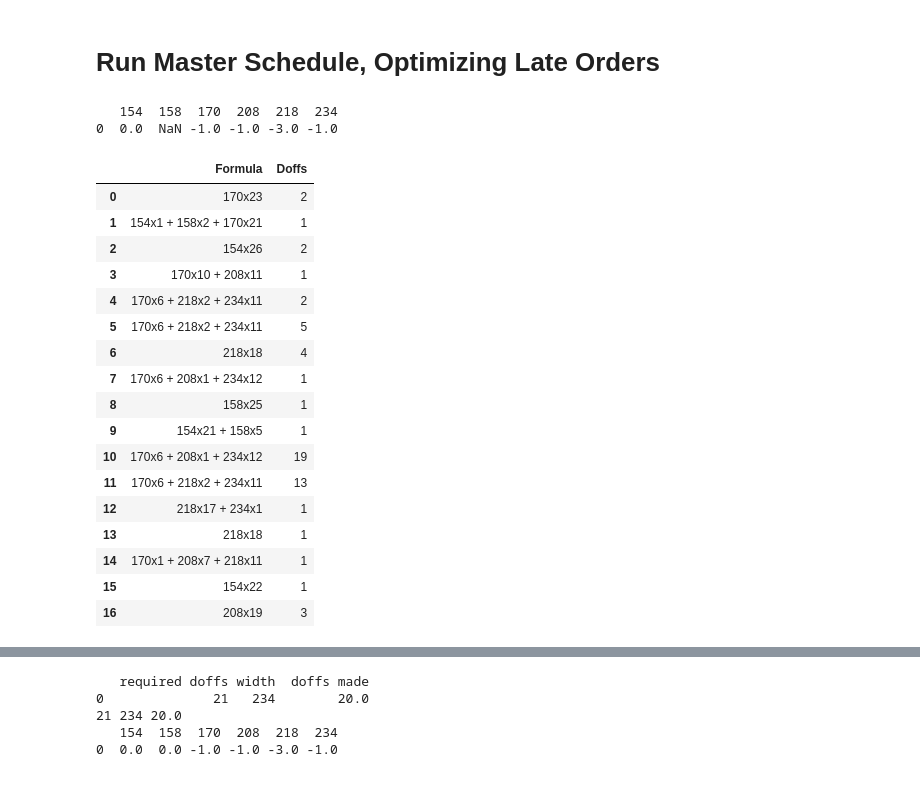
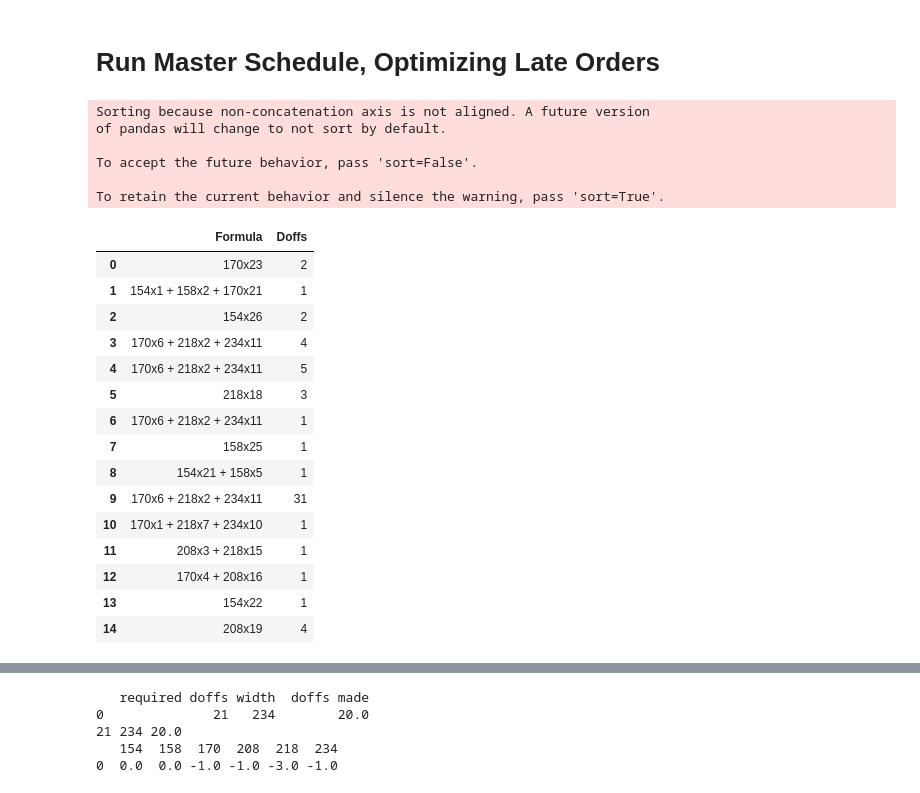
Before and after one commit to wesleybeckner/decklizer, a Jupyter notebook: notebooks/Deckle Optimizer.ipynb, the cells around one changed output, grey strips where cells are left out. Cells and saved outputs as stored; diff of their text form; code cells hidden in the pictures.

```diff
--- a/notebooks/Deckle Optimizer.ipynb
+++ b/notebooks/Deckle Optimizer.ipynb
@@ -184,25 +182,27 @@ layout_summary(sol, widths, neckin, B)
 # %% [markdown]
 # Run Master Schedule, Optimizing Late Orders
 # %%
-optimize_late_orders(sol, widths, neckin, df_filtered, L, set_readable=True)
+optimize_late_orders(sol, widths, neckin, df_filtered, L, DEBUG=False)
 # %% [output]
-   154  158  170  208  218  234
-0  0.0  NaN -1.0 -1.0 -3.0 -1.0
+Sorting because non-concatenation axis is not aligned. A future version
+of pandas will change to not sort by default.
+
+To accept the future behavior, pass 'sort=False'.
+
+To retain the current behavior and silence the warning, pass 'sort=True'.
 |  | Formula | Doffs |
 | 0 | 170x23 | 2 |
 | 1 | 154x1 + 158x2 + 170x21 | 1 |
 | 2 | 154x26 | 2 |
-| 3 | 170x10 + 208x11 | 1 |
-| 4 | 170x6 + 218x2 + 234x11 | 2 |
-| 5 | 170x6 + 218x2 + 234x11 | 5 |
-| 6 | 218x18 | 4 |
-| 7 | 170x6 + 208x1 + 234x12 | 1 |
-| 8 | 158x25 | 1 |
-| 9 | 154x21 + 158x5 | 1 |
-| 10 | 170x6 + 208x1 + 234x12 | 19 |
-| 11 | 170x6 + 218x2 + 234x11 | 13 |
-| 12 | 218x17 + 234x1 | 1 |
-| 13 | 218x18 | 1 |
-| 14 | 170x1 + 208x7 + 218x11 | 1 |
-| 15 | 154x22 | 1 |
-| 16 | 208x19 | 3 |
+| 3 | 170x6 + 218x2 + 234x11 | 4 |
+| 4 | 170x6 + 218x2 + 234x11 | 5 |
+| 5 | 218x18 | 3 |
+| 6 | 170x6 + 218x2 + 234x11 | 1 |
+| 7 | 158x25 | 1 |
+| 8 | 154x21 + 158x5 | 1 |
+| 9 | 170x6 + 218x2 + 234x11 | 31 |
+| 10 | 170x1 + 218x7 + 234x10 | 1 |
+| 11 | 208x3 + 218x15 | 1 |
+| 12 | 170x4 + 208x16 | 1 |
+| 13 | 154x22 | 1 |
+| 14 | 208x19 | 4 |
```
Also changed, not shown: parts of 13 cells of this notebook, 3 other files.
